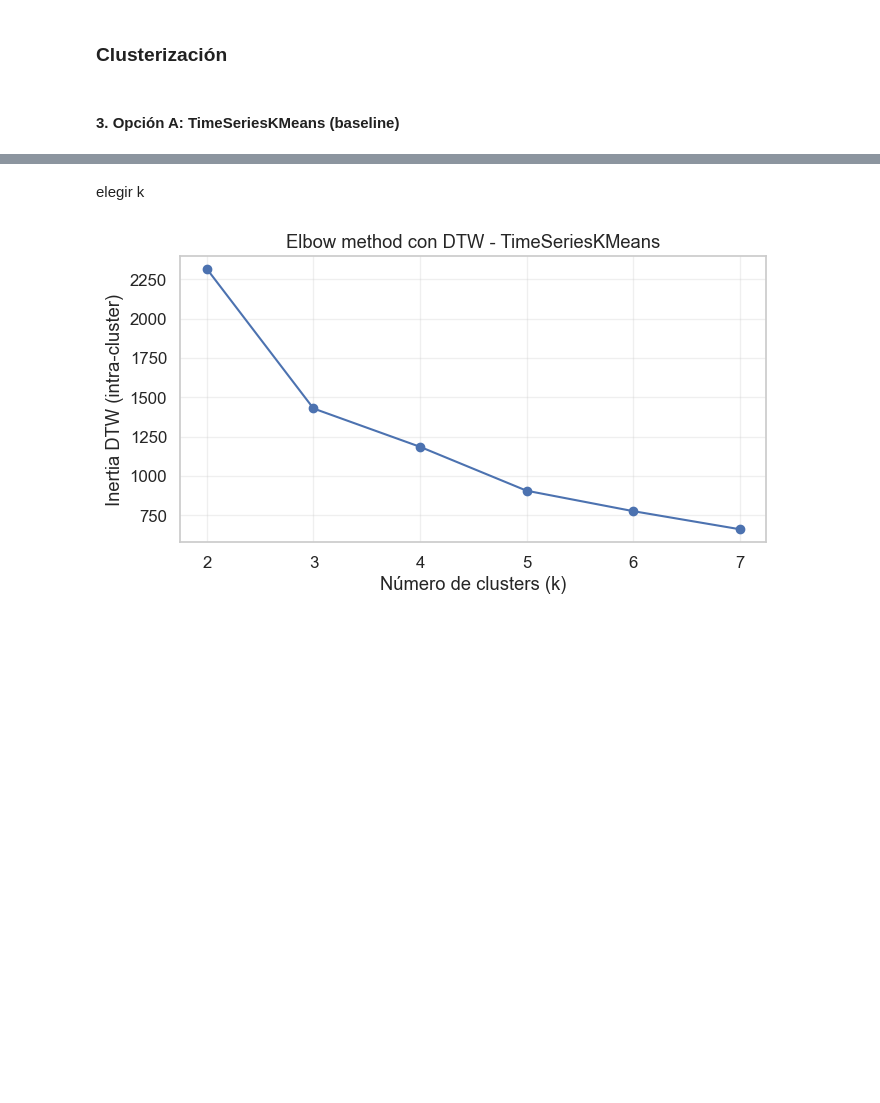
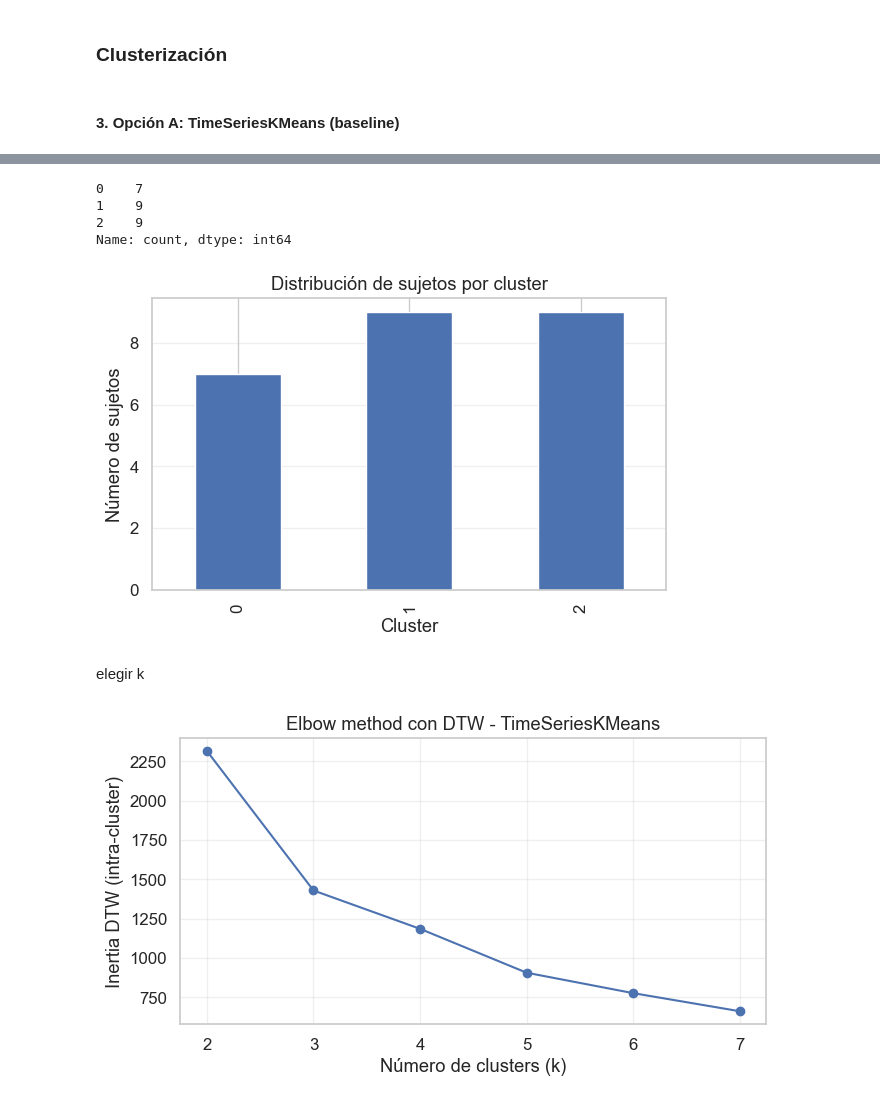
Before and after one commit to Daegas/DTW_mcphases, a Jupyter notebook: notebooks/DTW.ipynb, the cells around one changed output, grey strips where cells are left out. Saved outputs shown, nothing was run; the diff lists cells and outputs as text; code cells hidden in the pictures; blank space fills up the shorter version.

```diff
--- a/notebooks/DTW.ipynb
+++ b/notebooks/DTW.ipynb
@@ -1096,16 +1093,22 @@ model = TimeSeriesKMeans(
     n_init=2
 )
 
-labels = model.fit_predict(X_scaled)
+labels_kmeans = model.fit_predict(X_scaled)
 
-print("Clusters:", np.unique(labels, return_counts=True))
+print("Clusters:", np.unique(labels_kmeans, return_counts=True))
+
+# distribución de sujetos por cluster
+for c in range(k):
+    count = np.sum(labels_kmeans == c)
+    print(f"Cluster {c}: {count} sujetos")
+
 
 # ============================================================
 # 5. Guardar resultados
 # ============================================================
 cluster_df = pd.DataFrame({
     "id": subjects_valid,
-    "cluster": labels
+    "cluster": labels_kmeans
 })
 
 cluster_df.to_csv(OUTPUT_PATH / "clusters_ts_kmeans.csv", index=False)
@@ -1145,7 +1148,7 @@ for c in range(k):
 # ============================================================
 for c in range(k):
 
-    idx = np.where(labels == c)[0]
+    idx = np.where(labels_kmeans == c)[0]
 
     plt.figure(figsize=(10, 4))
 
@@ -1176,6 +1182,37 @@ Clusters: (array([0, 1, 2]), array([7, 9, 9]))
 [figure]
 [figure]
 [figure]
+# %%
+# ============================================================
+# Distribución de clusters
+# ============================================================
+cluster_counts = (
+    pd.Series(labels_kmeans)
+    .value_counts()
+    .sort_index()
+)
+
+print(cluster_counts)
+
+plt.figure(figsize=(6,4))
+cluster_counts.plot(kind="bar")
+plt.xlabel("Cluster")
+plt.ylabel("Número de sujetos")
+plt.title("Distribución de sujetos por cluster")
+plt.grid(axis="y", alpha=0.3)
+plt.tight_layout()
+plt.savefig(
+    OUTPUT_PATH / "kmeans_cluster_distribution.png",
+    dpi=150,
+    bbox_inches="tight"
+)
+plt.show()
+# %% [output]
+0    7
+1    9
+2    9
+Name: count, dtype: int64
+[figure, added]
 # %% [markdown]
 elegir k
 # %%
```
Also changed, not shown: parts of 9 cells of this notebook, 4 other files.
